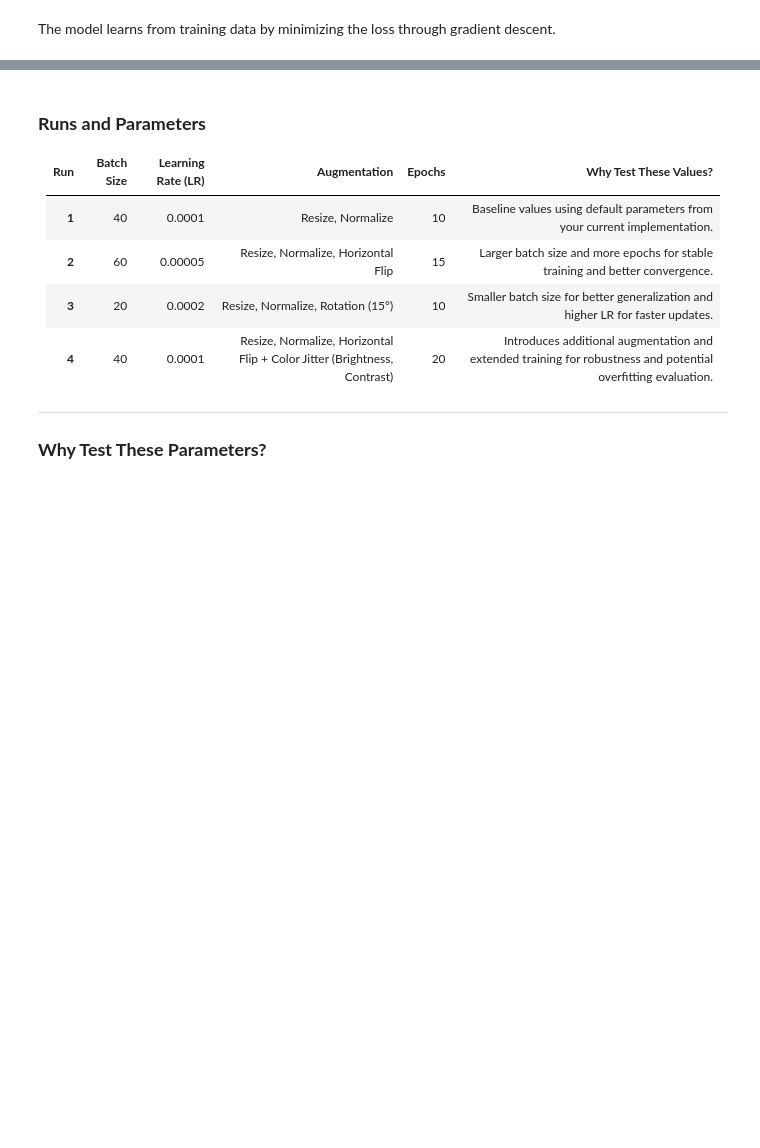
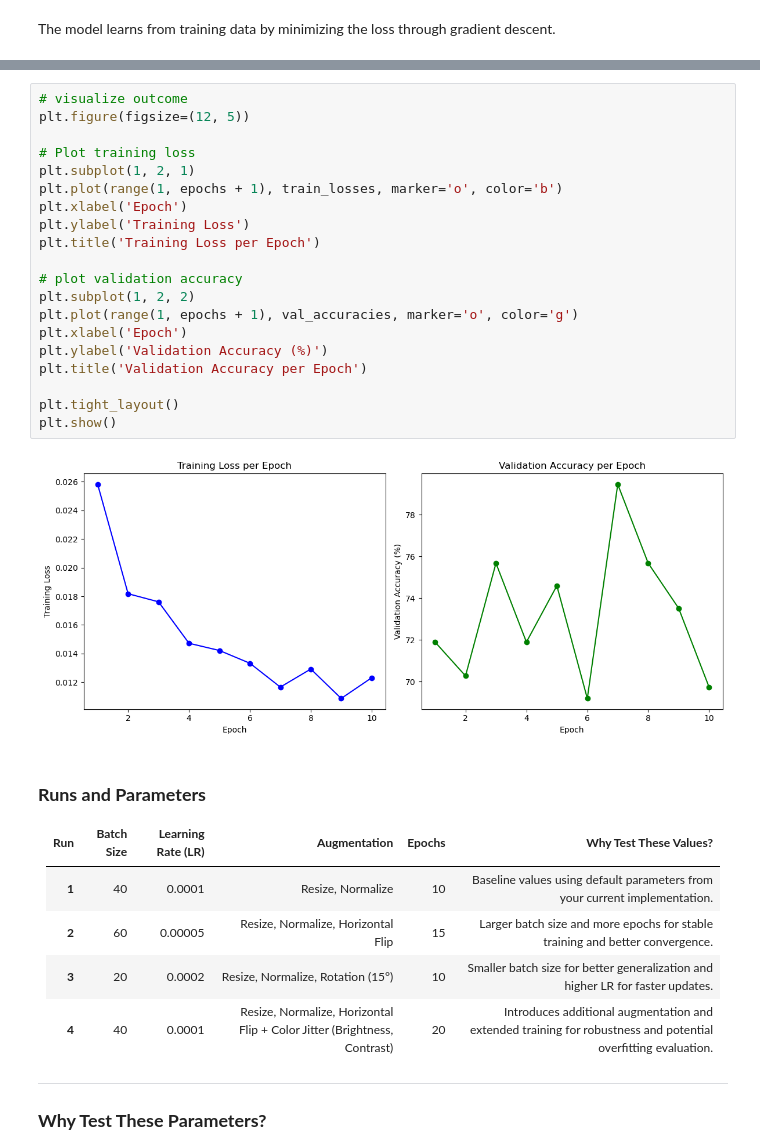
Before and after one commit to LeiTi34/Coral-Image-Classification, a Jupyter notebook: MobileNet-Coral-Image-Classification.ipynb, the cells around one changed output, grey strips where cells are left out. Cells and saved outputs as stored; diff of their text form; blank space fills up the shorter version.

```diff
--- a/MobileNet-Coral-Image-Classification.ipynb
+++ b/MobileNet-Coral-Image-Classification.ipynb
@@ -240,3 +248,25 @@ plt.show()
+# %%
+# visualize outcome
+plt.figure(figsize=(12, 5))
+
+# Plot training loss
+plt.subplot(1, 2, 1)
+plt.plot(range(1, epochs + 1), train_losses, marker='o', color='b')
+plt.xlabel('Epoch')
+plt.ylabel('Training Loss')
+plt.title('Training Loss per Epoch')
+
+# plot validation accuracy
+plt.subplot(1, 2, 2)
+plt.plot(range(1, epochs + 1), val_accuracies, marker='o', color='g')
+plt.xlabel('Epoch')
+plt.ylabel('Validation Accuracy (%)')
+plt.title('Validation Accuracy per Epoch')
+
+plt.tight_layout()
+plt.show()
+# %% [output]
+[figure, added]
 # %% [markdown]
 ### **Runs and Parameters**
 
```
Also changed, not shown: parts of 7 cells of this notebook.
